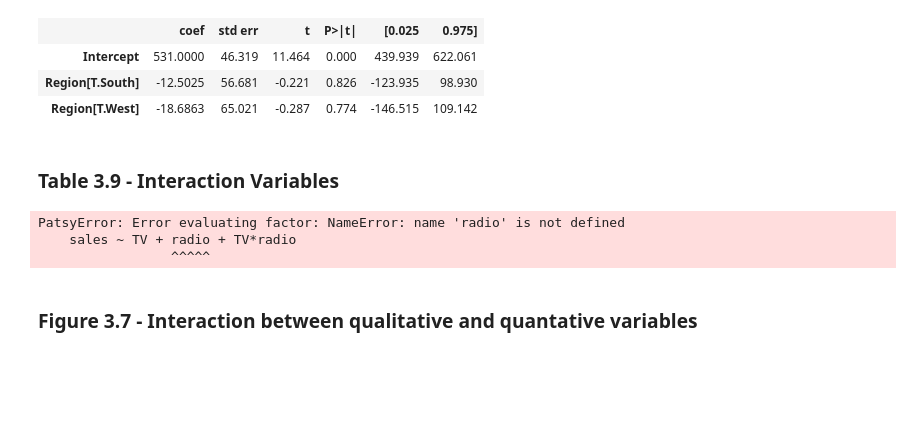
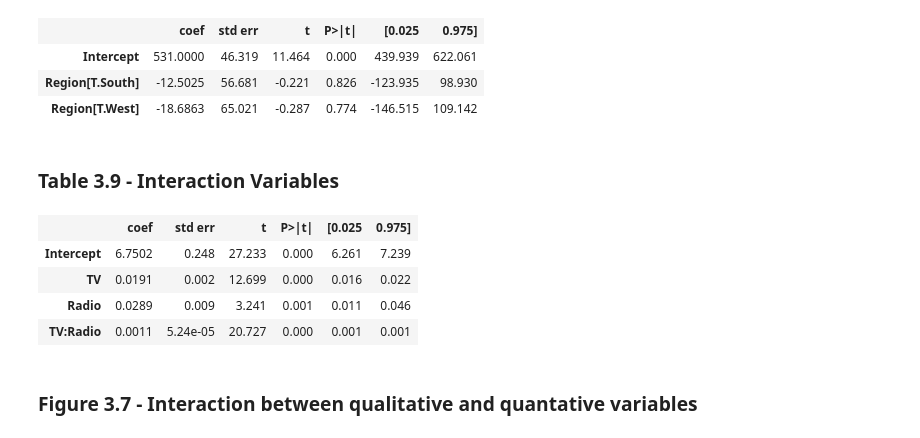
Before and after one commit to tvanzyl/ISL1_Python, a Jupyter notebook: Notebooks/Chapter 3.ipynb, the cells around one changed output. Saved outputs shown, nothing was run; the diff lists cells and outputs as text; code cells hidden in the pictures; blank space fills up the shorter version.

```diff
--- a/Notebooks/Chapter 3.ipynb
+++ b/Notebooks/Chapter 3.ipynb
@@ -328,12 +316,14 @@ est.summary().tables[1]
 # %% [markdown]
 ### Table 3.9 - Interaction Variables
 # %%
-est = smf.ols('sales ~ TV + radio + TV*radio', advertising).fit()
+est = smf.ols('Sales ~ TV + Radio + TV*Radio', advertising).fit()
 est.summary().tables[1]
 # %% [output]
-PatsyError: Error evaluating factor: NameError: name 'radio' is not defined
-    sales ~ TV + radio + TV*radio
-                 ^^^^^
+|  | coef | std err | t | P>|t| | [0.025 | 0.975] |
+| Intercept | 6.7502 | 0.248 | 27.233 | 0.000 | 6.261 | 7.239 |
+| TV | 0.0191 | 0.002 | 12.699 | 0.000 | 0.016 | 0.022 |
+| Radio | 0.0289 | 0.009 | 3.241 | 0.001 | 0.011 | 0.046 |
+| TV:Radio | 0.0011 | 5.24e-05 | 20.727 | 0.000 | 0.001 | 0.001 |
 # %% [markdown]
 ### Figure 3.7 - Interaction between qualitative and quantative variables
 # %%
```
Also changed, not shown: parts of 5 cells of this notebook, 3 other files.
